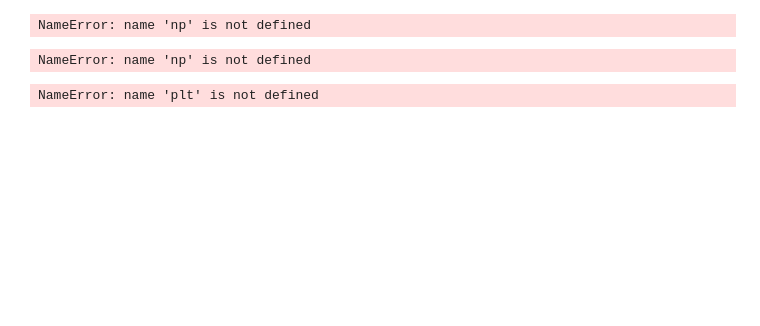
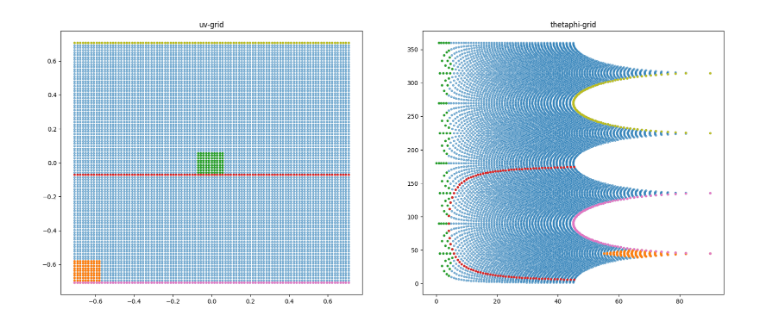
Before and after one commit to teob97/grasp2alm, a Jupyter notebook: notebooks/test_uvgrid.ipynb, the cells around one changed output. Cells and saved outputs as stored; diff of their text form; code cells hidden in the pictures; blank space fills up the shorter version.

Commit message:
modified uv_grid notebook

```diff
--- a/notebooks/test_uvgrid.ipynb
+++ b/notebooks/test_uvgrid.ipynb
@@ -6,20 +5,38 @@ ModuleNotFoundError: No module named 'numpy'
 # %%
-xs = -np.sqrt(2)*0.3
-ys = -np.sqrt(2)*0.3
-xe = np.sqrt(2)*0.3
-ye = np.sqrt(2)*0.3
-nx, = 101
+gs = np.sqrt(2)*0.5 #grid side
+xs,ys,xe,ye = -gs,-gs,gs,gs
+nx = 101
 ny = 101
-# %% [output]
-NameError: name 'np' is not defined
 # %%
 u = np.linspace(xs,xe,nx)
 v = np.linspace(ys,ye,ny)
 uv_grid = np.meshgrid(u,v)
+
+
+pt_grid = [ np.arctan2(uv_grid[1],uv_grid[0]) , np.arcsin(np.sqrt(uv_grid[0]**2+uv_grid[1]**2))  ]
+pt_grid = np.rad2deg(pt_grid)
+pt_grid[0] = pt_grid[0] + 180
-# %% [output]
-NameError: name 'np' is not defined
-# %%
-plt.scatter(uv_grid)
-plt.show()
-# %% [output]
-NameError: name 'plt' is not defined
+# %%
+fig, axs = plt.subplots(1,2,figsize=(20,8))
+axs[0].set_title('uv-grid')
+axs[1].set_title('thetaphi-grid')
+
+axs[0].scatter(uv_grid[0],uv_grid[1],marker='.',alpha=0.5)
+axs[0].scatter(uv_grid[0][:10,:10],uv_grid[1][:10,:10],marker='.',c='C1')
+axs[0].scatter(uv_grid[0][45:55,45:55],uv_grid[1][45:55,45:55],marker='.',c='C2')
+axs[0].scatter(uv_grid[0][45],uv_grid[1][45],marker='.',c='C3')
+axs[0].scatter(uv_grid[0][0],uv_grid[1][0],marker='.',c='C6')
+axs[0].scatter(uv_grid[0][-1],uv_grid[1][-1],marker='.',c='C8')
+
+axs[1].scatter(pt_grid[1],pt_grid[0],marker='.',alpha=0.5)
+axs[1].scatter(pt_grid[1][:10,:10],pt_grid[0][:10,:10],marker='.',c='C1')
+axs[1].scatter(pt_grid[1][45:55,45:55],pt_grid[0][45:55,45:55],marker='.',c='C2')
+axs[1].scatter(pt_grid[1][45],pt_grid[0][45],marker='.',c='C3')
+axs[1].scatter(pt_grid[1][0],pt_grid[0][0],marker='.',c='C6')
+axs[1].scatter(pt_grid[1][-1],pt_grid[0][-1],marker='.',c='C8')
+
+
+
+plt.show()
+# %% [output]
+[figure, added]
```
Also changed, not shown: parts of 3 cells of this notebook, 3 other files.
